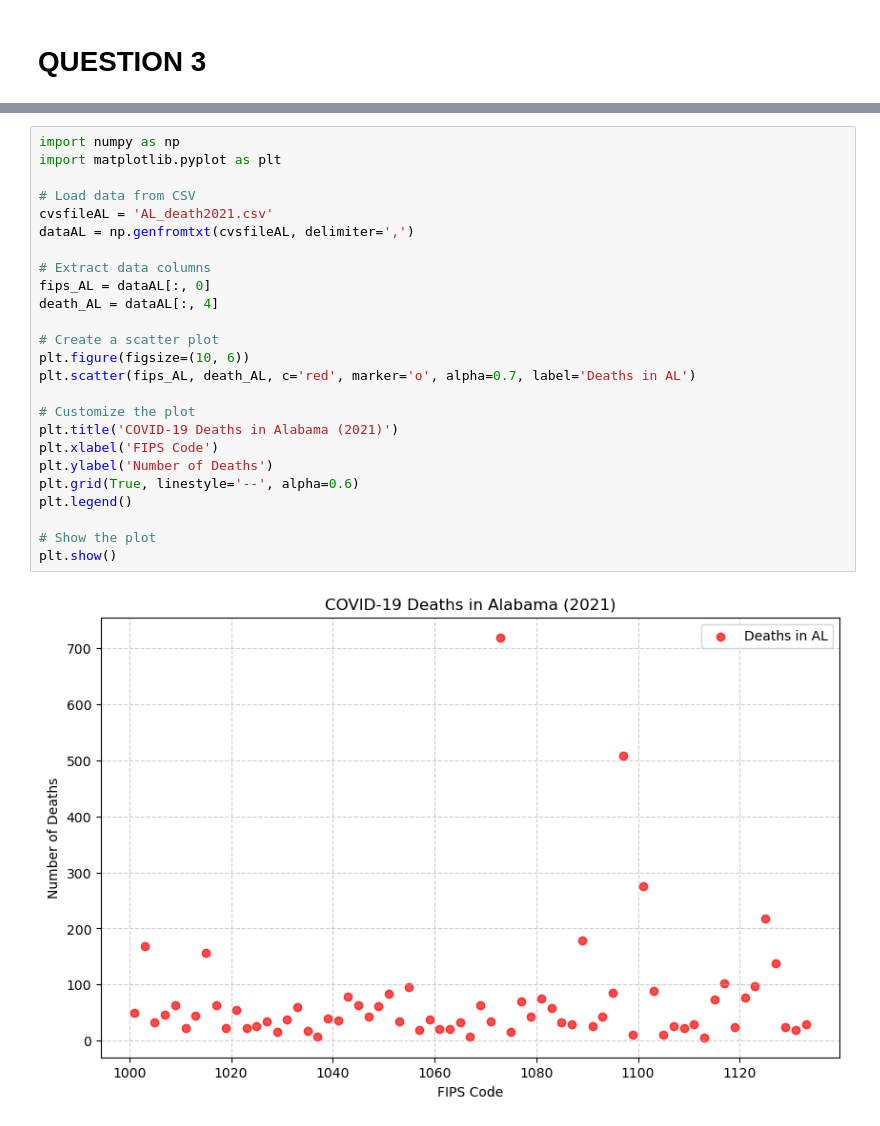
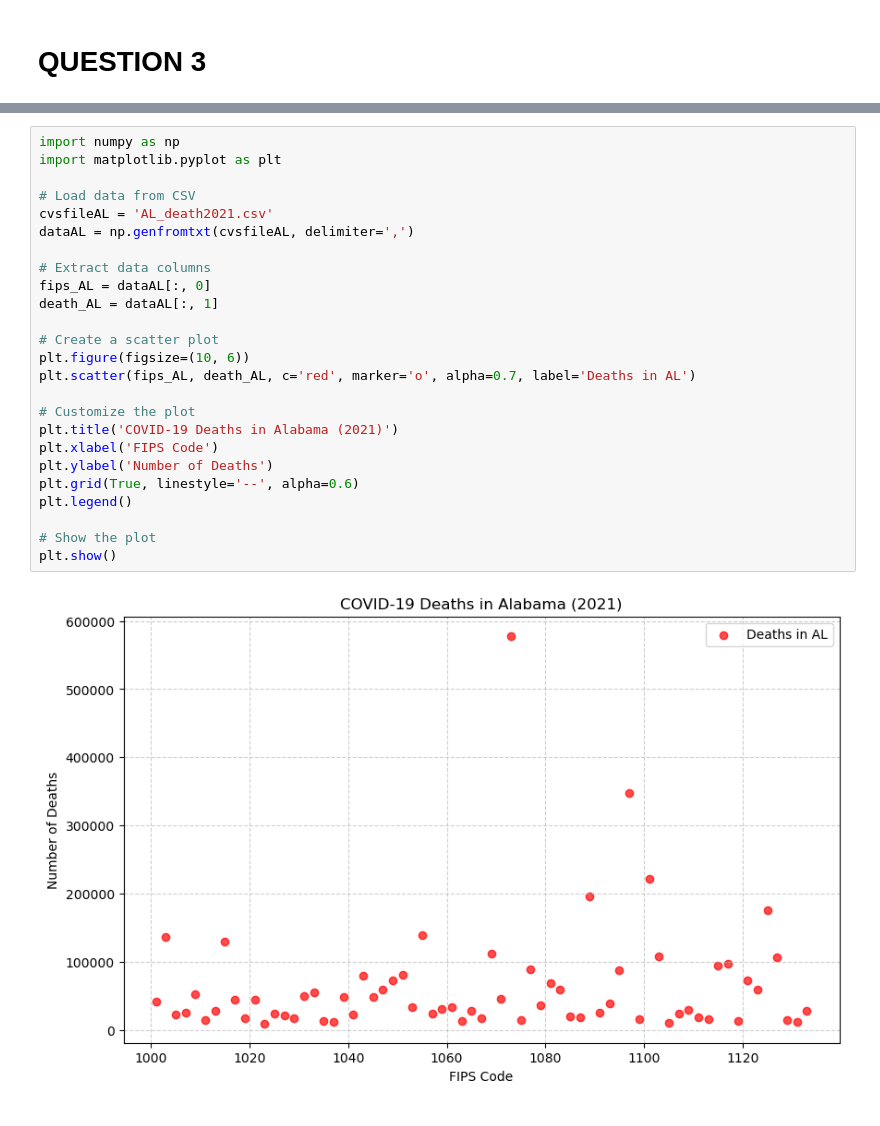
Before and after one commit to baa151/Project_1, a Jupyter notebook: Data_project.ipynb, the cells around one changed output, grey strips where cells are left out. Saved outputs shown, nothing was run; the diff lists cells and outputs as text.

Commit message:
Editing some code for plotting the data

```diff
--- a/Data_project.ipynb
+++ b/Data_project.ipynb
@@ -197,27 +197,27 @@ plt.show()
 # %%
 import numpy as np
 import matplotlib.pyplot as plt
 
 # Load data from CSV
 cvsfileAL = 'AL_death2021.csv'
 dataAL = np.genfromtxt(cvsfileAL, delimiter=',')
 
 # Extract data columns
 fips_AL = dataAL[:, 0]
-death_AL = dataAL[:, 4]
+death_AL = dataAL[:, 1]
 
 # Create a scatter plot
 plt.figure(figsize=(10, 6))
 plt.scatter(fips_AL, death_AL, c='red', marker='o', alpha=0.7, label='Deaths in AL')
 
 # Customize the plot
 plt.title('COVID-19 Deaths in Alabama (2021)')
 plt.xlabel('FIPS Code')
 plt.ylabel('Number of Deaths')
 plt.grid(True, linestyle='--', alpha=0.6)
 plt.legend()
 
 # Show the plot
 plt.show()
 # %% [output]
-[figure, old version]
+[figure, new version]
```
Also changed, not shown: parts of 4 cells of this notebook.
